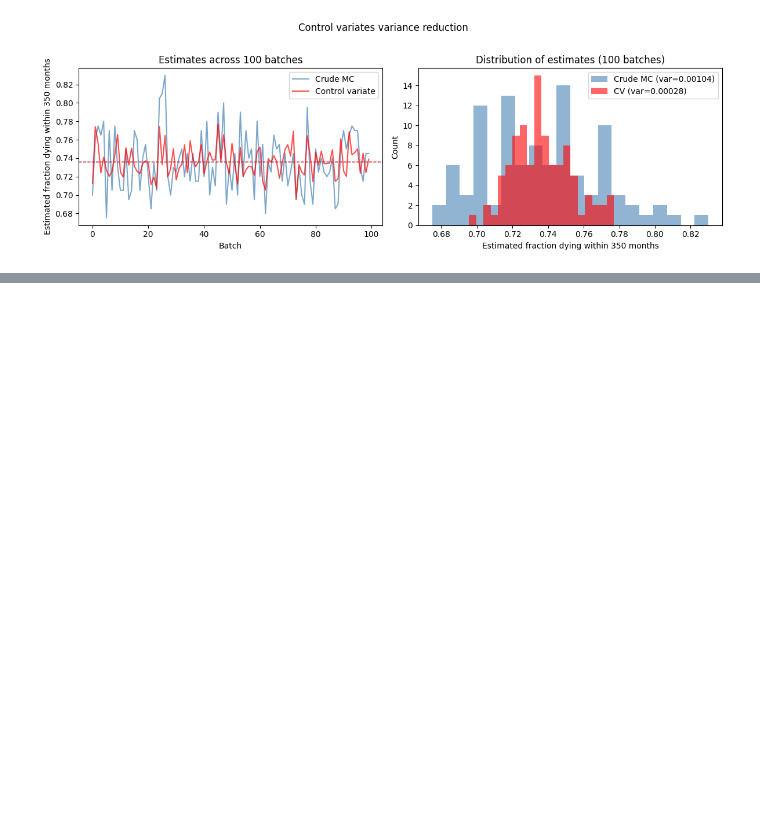
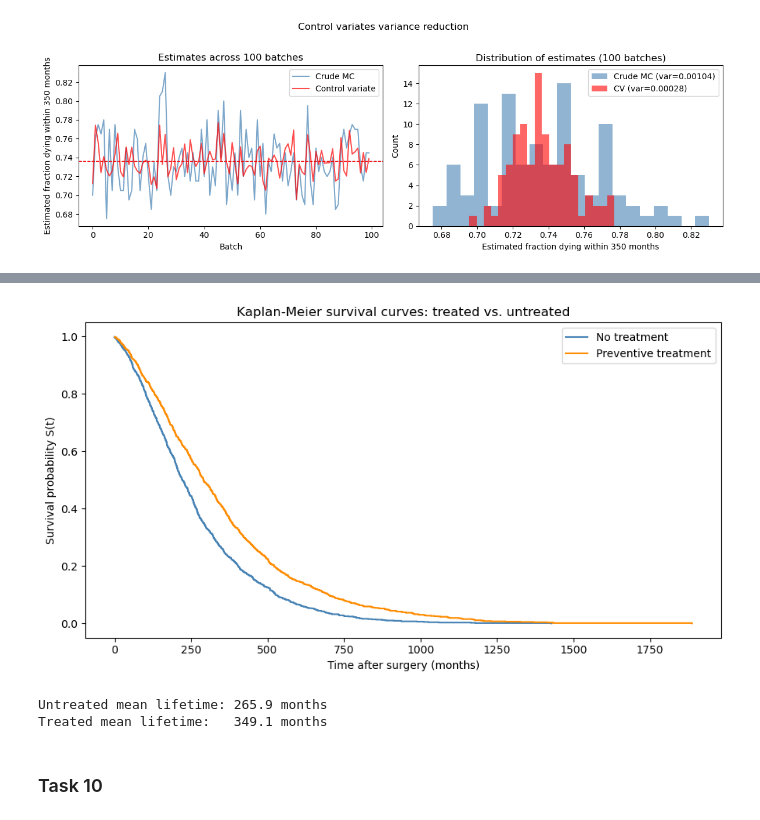
Before and after one commit to guci-toma/StochSim, a Jupyter notebook: Project_1/project_1.ipynb, the cells around one changed output, grey strips where cells are left out. Saved outputs shown, nothing was run; the diff lists cells and outputs as text; code cells hidden in the pictures; blank space fills up the shorter version.

```diff
--- a/Project_1/project_1.ipynb
+++ b/Project_1/project_1.ipynb
@@ -341,0 +504,41 @@ plt.show()
+# %%
+# Simulate 1000 treated women
+treated_times = []
+for _ in range(n):
+    t, _ = simulate_woman_ctmc(Q_treatment)
+    treated_times.append(t)
+treated_times = np.array(treated_times)
+
+def kaplan_meier(lifetimes):
+    """
+    Kaplan-Meier survival estimate, S(t) = (N - d(t)) / N.
+    No censoring here, so this is the step-function empirical survival curve.
+    Returns sorted death times and corresponding survival probability just after each death.
+    """
+    sorted_times = np.sort(lifetimes)
+    N = len(sorted_times)
+    survival_prob = 1 - np.arange(1, N + 1) / N  # proportion still alive after each death
+    return sorted_times, survival_prob
+
+t_untreated, S_untreated = kaplan_meier(death_times)      # from Task 7
+t_treated, S_treated     = kaplan_meier(treated_times)
+
+# Plot both survival curves
+fig, ax = plt.subplots(figsize=(9, 5))
+ax.step(t_untreated, S_untreated, where='post', color='steelblue', label='No treatment')
+ax.step(t_treated, S_treated, where='post', color='darkorange', label='Preventive treatment')
+ax.set_xlabel('Time after surgery (months)')
+ax.set_ylabel('Survival probability S(t)')
+ax.set_title('Kaplan-Meier survival curves: treated vs. untreated')
+ax.legend()
+plt.tight_layout()
+plt.show()
+
+print(f"Untreated mean lifetime: {death_times.mean():.1f} months")
+print(f"Treated mean lifetime:   {treated_times.mean():.1f} months")
+# %% [output]
+[figure, added]
+Untreated mean lifetime: 265.9 months
+Treated mean lifetime:   349.1 months
+# %% [markdown]
+### Task 10
```
Also changed, not shown: parts of 8 cells of this notebook.
